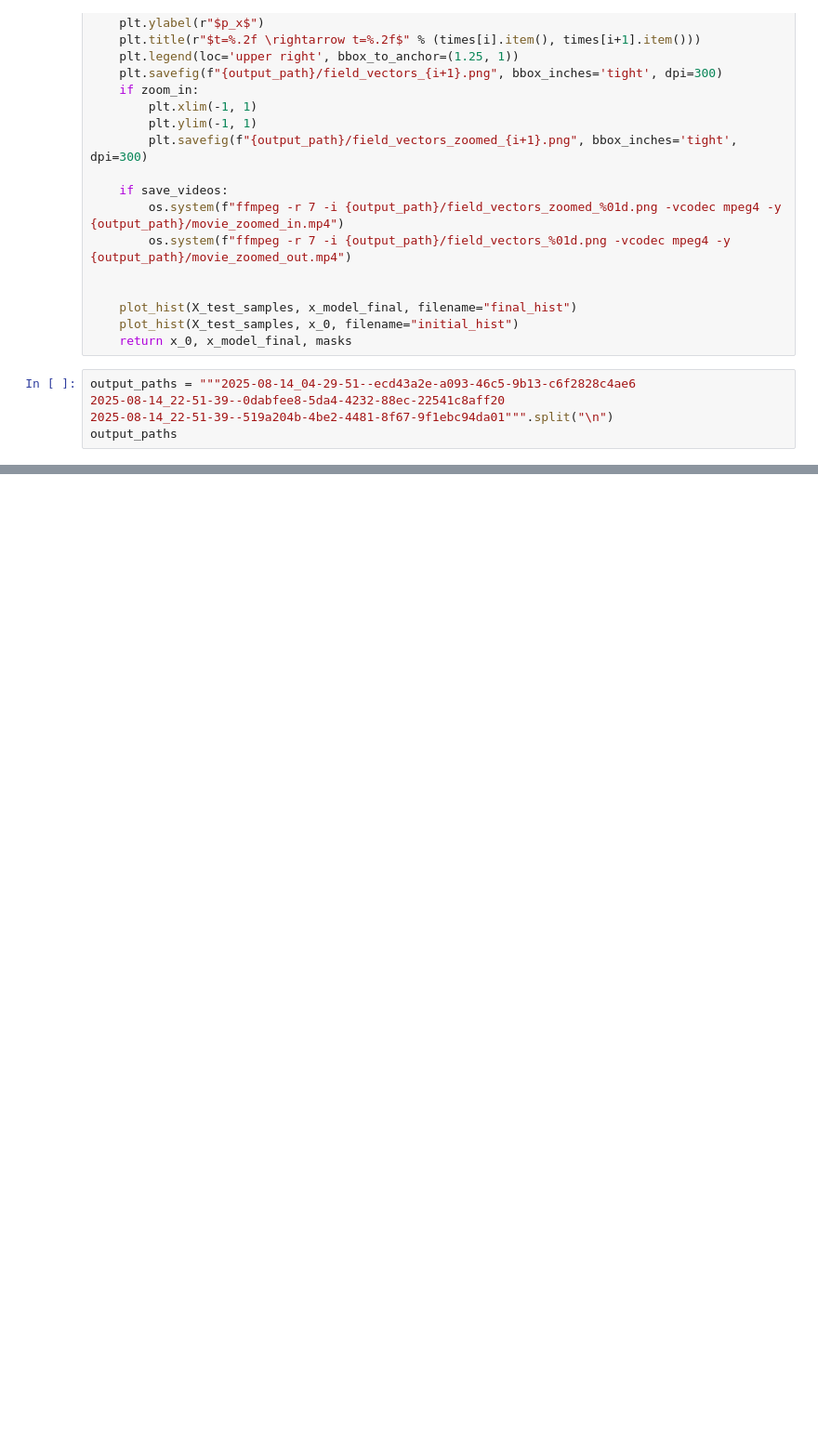
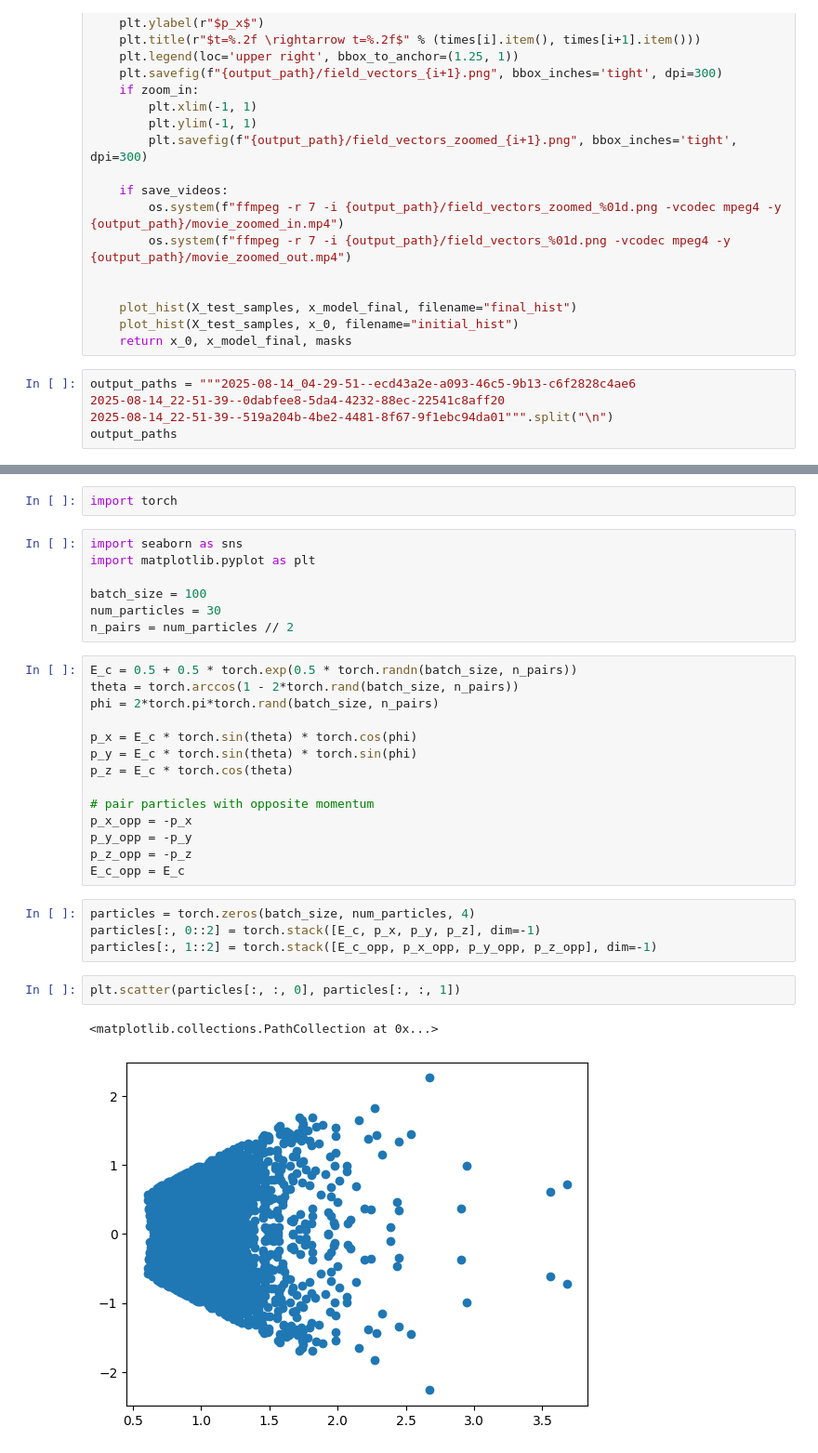
Before and after one commit to ArjunS07/s25-fermilab-research, a Jupyter notebook: src/viz.ipynb, the cells around one changed output, grey strips where cells are left out. Shown: that part at 93% size. Saved outputs shown, nothing was run; the diff lists cells and outputs as text; blank space fills up the shorter version.

```diff
--- a/src/viz.ipynb
+++ b/src/viz.ipynb
@@ -246,0 +193,32 @@ for output_path in output_paths:
+# %%
+import torch
+# %%
+import seaborn as sns
+import matplotlib.pyplot as plt
+
+batch_size = 100
+num_particles = 30
+n_pairs = num_particles // 2
+# %%
+E_c = 0.5 + 0.5 * torch.exp(0.5 * torch.randn(batch_size, n_pairs))
+theta = torch.arccos(1 - 2*torch.rand(batch_size, n_pairs))
+phi = 2*torch.pi*torch.rand(batch_size, n_pairs)
+
+p_x = E_c * torch.sin(theta) * torch.cos(phi)
+p_y = E_c * torch.sin(theta) * torch.sin(phi)
+p_z = E_c * torch.cos(theta)
+
+# pair particles with opposite momentum
+p_x_opp = -p_x
+p_y_opp = -p_y
+p_z_opp = -p_z
+E_c_opp = E_c
+# %%
+particles = torch.zeros(batch_size, num_particles, 4)
+particles[:, 0::2] = torch.stack([E_c, p_x, p_y, p_z], dim=-1)
+particles[:, 1::2] = torch.stack([E_c_opp, p_x_opp, p_y_opp, p_z_opp], dim=-1)
+# %%
+plt.scatter(particles[:, :, 0], particles[:, :, 1])
+# %% [output]
+<matplotlib.collections.PathCollection at 0x...>
+[figure, added]
```
Also changed, not shown: parts of 1 cell of this notebook, 10 other files.
